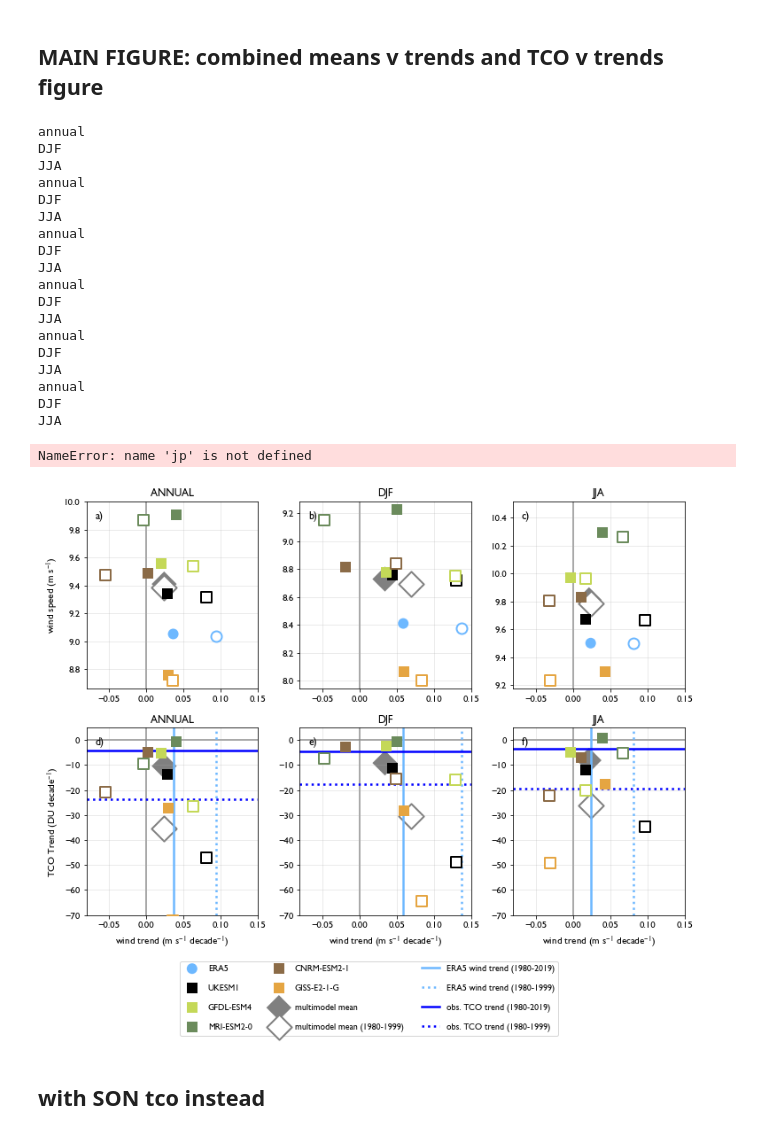
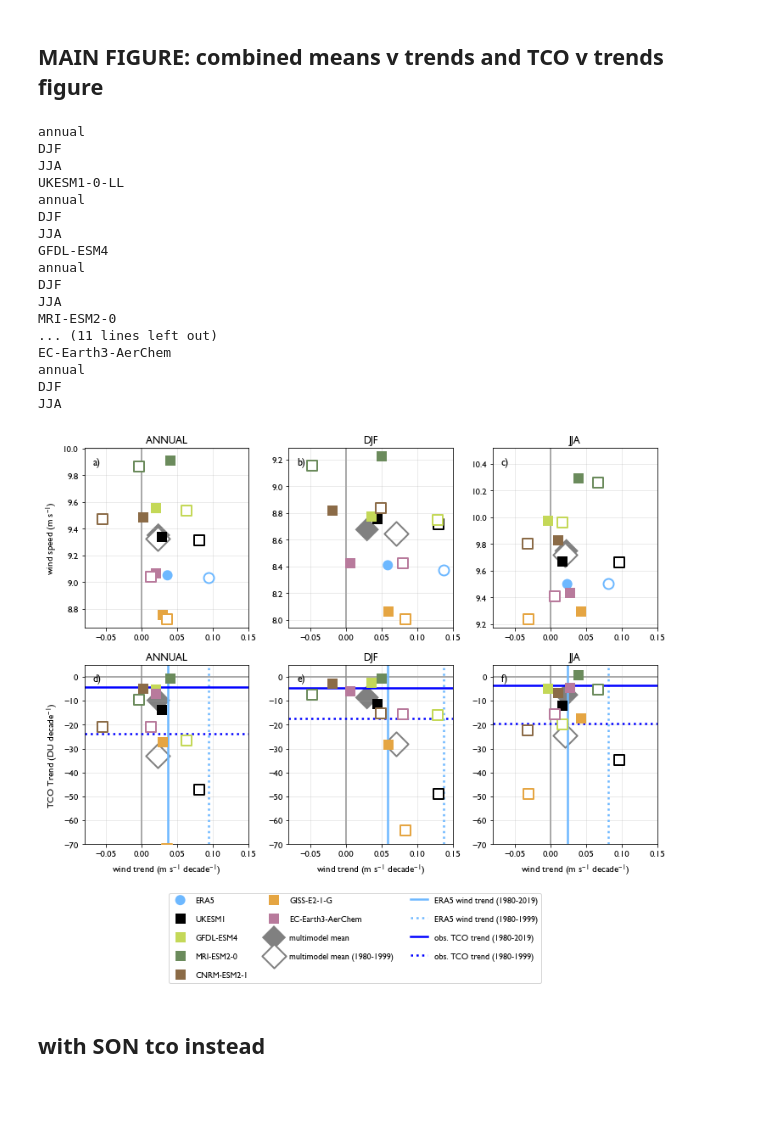
Before and after one commit to tjarnikova/windEval, a Jupyter notebook: plottingCode/F6_CMIP.ipynb, the cells around one changed output. Cells and saved outputs as stored; diff of their text form; code cells hidden in the pictures; blank space fills up the shorter version.

```diff
--- a/plottingCode/F6_CMIP.ipynb
+++ b/plottingCode/F6_CMIP.ipynb
@@ -185,7 +250,13 @@ def load_era5_data():
 
 def load_model_data(model, scenario):
     """Load model data and return (data, time_coord_name)"""
-    w = xr.open_dataset(f'./data/{model}_{scenario}_1950-2099_40-60S_mean_wspd.nc')
+    print(model)
+
+    if model == 'EC-Earth3-AerChem':
+        w = xr.open_dataset('./data/wspdas_EC-Earth3-AerChem_1980-2019_40-60S_mean_wspd.nc')
+    else:
+        w = xr.open_dataset(f'./data/{model}_{scenario}_1950-2099_40-60S_mean_wspd.nc')
+
     return w.wspdas, 'time'
 
 def resample_by_season(data, time_coord, season):
@@ -354,9 +429,9 @@ wind_tdir = '/gpfs/data/greenocean2/software/products/windsFromComponents/dailyS
 ozone_tdir = '/gpfs/home/mep22dku/scratch/windEval/CMIP6/data/'
 sam_tdir = '/gpfs/data/greenocean2/software/products/windsFromComponents/CMIP/psl/SAM-1980-2019/'
 
-wind_models = ['UKESM1-0-LL', 'GFDL-ESM4', 'MRI-ESM2-0', 'CNRM-ESM2-1', 'GISS-E2-1-G']
-ozone_models = ["CNRM-ESM2-1", "GFDL-ESM4", "GISS-E2-1-G", "MRI-ESM2-0", "UKESM1-0-LL",'CESM2-WACCM']
-sam_models = ['obs', 'ERA5', 'UKESM1-0-LL', 'GFDL-ESM4', 'MRI-ESM2-0', 'CNRM-ESM2-1', 'GISS-E2-1-G', 'CESM2-WACCM']
+wind_models = ['UKESM1-0-LL', 'GFDL-ESM4', 'MRI-ESM2-0', 'CNRM-ESM2-1', 'GISS-E2-1-G', 'EC-Earth3-AerChem']
+ozone_models = ["CNRM-ESM2-1", "GFDL-ESM4", "GISS-E2-1-G", "MRI-ESM2-0", "UKESM1-0-LL",'CESM2-WACCM','EC-Earth3-AerChem']
+sam_models = ['obs', 'ERA5', 'UKESM1-0-LL', 'GFDL-ESM4', 'MRI-ESM2-0', 'CNRM-ESM2-1', 'GISS-E2-1-G', 'CESM2-WACCM','EC-Earth3-AerChem']
 
 # ============================================================================
 # Load satellite ozone data (Antarctic TCO)
@@ -679,9 +763,9 @@ wind_tdir = '/gpfs/data/greenocean2/software/products/windsFromComponents/dailyS
 ozone_tdir = '/gpfs/home/mep22dku/scratch/windEval/CMIP6/data/'
 sam_tdir = '/gpfs/data/greenocean2/software/products/windsFromComponents/CMIP/psl/SAM-1980-2019/'
 
-wind_models = ['UKESM1-0-LL', 'GFDL-ESM4', 'MRI-ESM2-0', 'CNRM-ESM2-1', 'GISS-E2-1-G']
-ozone_models = ["CNRM-ESM2-1", "GFDL-ESM4", "GISS-E2-1-G", "MRI-ESM2-0", "UKESM1-0-LL",'CESM2-WACCM']
-sam_models = ['obs', 'ERA5', 'UKESM1-0-LL', 'GFDL-ESM4', 'MRI-ESM2-0', 'CNRM-ESM2-1', 'GISS-E2-1-G', 'CESM2-WACCM']
+wind_models = ['UKESM1-0-LL', 'GFDL-ESM4', 'MRI-ESM2-0', 'CNRM-ESM2-1', 'GISS-E2-1-G','EC-Earth3-AerChem']
+ozone_models = ["CNRM-ESM2-1", "GFDL-ESM4", "GISS-E2-1-G", "MRI-ESM2-0", "UKESM1-0-LL",'CESM2-WACCM','EC-Earth3-AerChem']
+sam_models = ['obs', 'ERA5', 'UKESM1-0-LL', 'GFDL-ESM4', 'MRI-ESM2-0', 'CNRM-ESM2-1', 'GISS-E2-1-G', 'CESM2-WACCM','EC-Earth3-AerChem']
 
 # ============================================================================
 # Load satellite ozone data (Antarctic TCO)
@@ -891,11 +975,11 @@ SON
 
 wind_tdir = '/gpfs/data/greenocean2/software/products/windsFromComponents/dailyStandard/intProc/'
 ozone_tdir = '/gpfs/home/mep22dku/scratch/windEval/CMIP6/data/'
-sam_tdir = '/gpfs/data/greenocean2/software/products/windsFromComponents/CMIP/psl/SAM/'
+sam_tdir = '/gpfs/data/greenocean2/software/products/windsFromComponents/CMIP/psl/SAM-1980-2019/'
 
-wind_models = ['UKESM1-0-LL', 'GFDL-ESM4', 'MRI-ESM2-0', 'CNRM-ESM2-1', 'GISS-E2-1-G']
-ozone_models = ["CNRM-ESM2-1", "GFDL-ESM4", "GISS-E2-1-G", "MRI-ESM2-0", "UKESM1-0-LL"]
-sam_models = ['obs', 'ERA5', 'UKESM1-0-LL', 'GFDL-ESM4', 'MRI-ESM2-0', 'CNRM-ESM2-1', 'GISS-E2-1-G']
+wind_models = ['UKESM1-0-LL', 'GFDL-ESM4', 'MRI-ESM2-0', 'CNRM-ESM2-1', 'GISS-E2-1-G','EC-Earth3-AerChem']
+ozone_models = ["CNRM-ESM2-1", "GFDL-ESM4", "GISS-E2-1-G", "MRI-ESM2-0", "UKESM1-0-LL",'EC-Earth3-AerChem']
+sam_models = ['obs', 'ERA5', 'UKESM1-0-LL', 'GFDL-ESM4', 'MRI-ESM2-0', 'CNRM-ESM2-1', 'GISS-E2-1-G','EC-Earth3-AerChem']
 
 # ============================================================================
 # Calculate trends
@@ -1203,7 +1287,7 @@ mmean = True
 # ============================================================================
 
 model_list = ['UKESM1-0-LL', 'GFDL-ESM4', \
-              'MRI-ESM2-0', 'CNRM-ESM2-1', 'GISS-E2-1-G']
+              'MRI-ESM2-0', 'CNRM-ESM2-1', 'GISS-E2-1-G', 'EC-Earth3-AerChem']
 
 # ============================================================================
 # Load satellite ozone data
@@ -1563,43 +1647,40 @@ if mmean:
 # Add ERA5 and satellite TCO lines
 handles.append(plt.Line2D([0], [0], color=products['ERA5']['color'], linestyle='-', linewidth=2.5))
 labels.append('ERA5 wind trend (1980-2019)')
 handles.append(plt.Line2D([0], [0], color=products['ERA5']['color'], linestyle=':', linewidth=2.5))
 labels.append('ERA5 wind trend (1980-1999)')
 handles.append(plt.Line2D([0], [0], color='blue', linestyle='-', linewidth=2.5))
 labels.append('obs. TCO trend (1980-2019)')
 handles.append(plt.Line2D([0], [0], color='blue', linestyle=':', linewidth=2.5))
 labels.append('obs. TCO trend (1980-1999)')
 
 
 fig.legend(handles, labels, loc='lower center', fontsize=10,
-          bbox_to_anchor=(0.5, -0.05), frameon=True, ncol=3,
+          bbox_to_anchor=(0.5, -0.095), frameon=True, ncol=3,
           labelspacing=1.2, handletextpad=0.8)
 
 plt.tight_layout(rect=[0, 0.10, 1, 1])
 plt.savefig('./plts-gill/wind-tco-combined.jpg', dpi=150, bbox_inches='tight')
-jp.convert_jpg_to_pdf('./plts-gill/wind-tco-combined.jpg', './plts-gill/fig6.pdf')
 plt.show()
 # %% [output]
 annual
 DJF
 JJA
+UKESM1-0-LL
 annual
 DJF
 JJA
+GFDL-ESM4
 annual
 DJF
 JJA
+MRI-ESM2-0
+... (11 lines left out)
+EC-Earth3-AerChem
 annual
 DJF
 JJA
-annual
-DJF
-JJA
-annual
-DJF
-JJA
-NameError: name 'jp' is not defined
-[figure, old version]
+[figure, new version]
 # %% [markdown]
 ## with SON tco instead
 # %%
```
Also changed, not shown: parts of 23 cells of this notebook.
